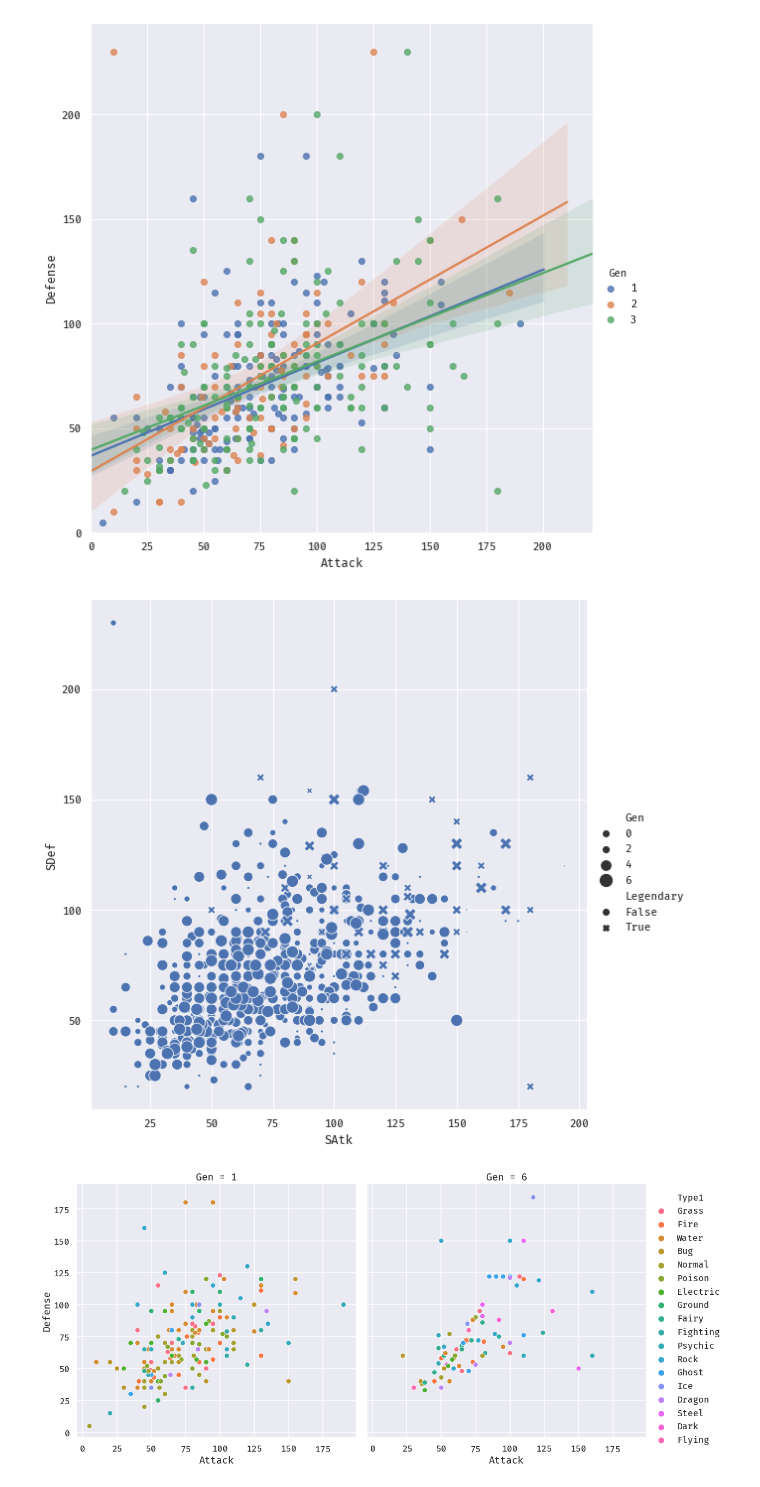
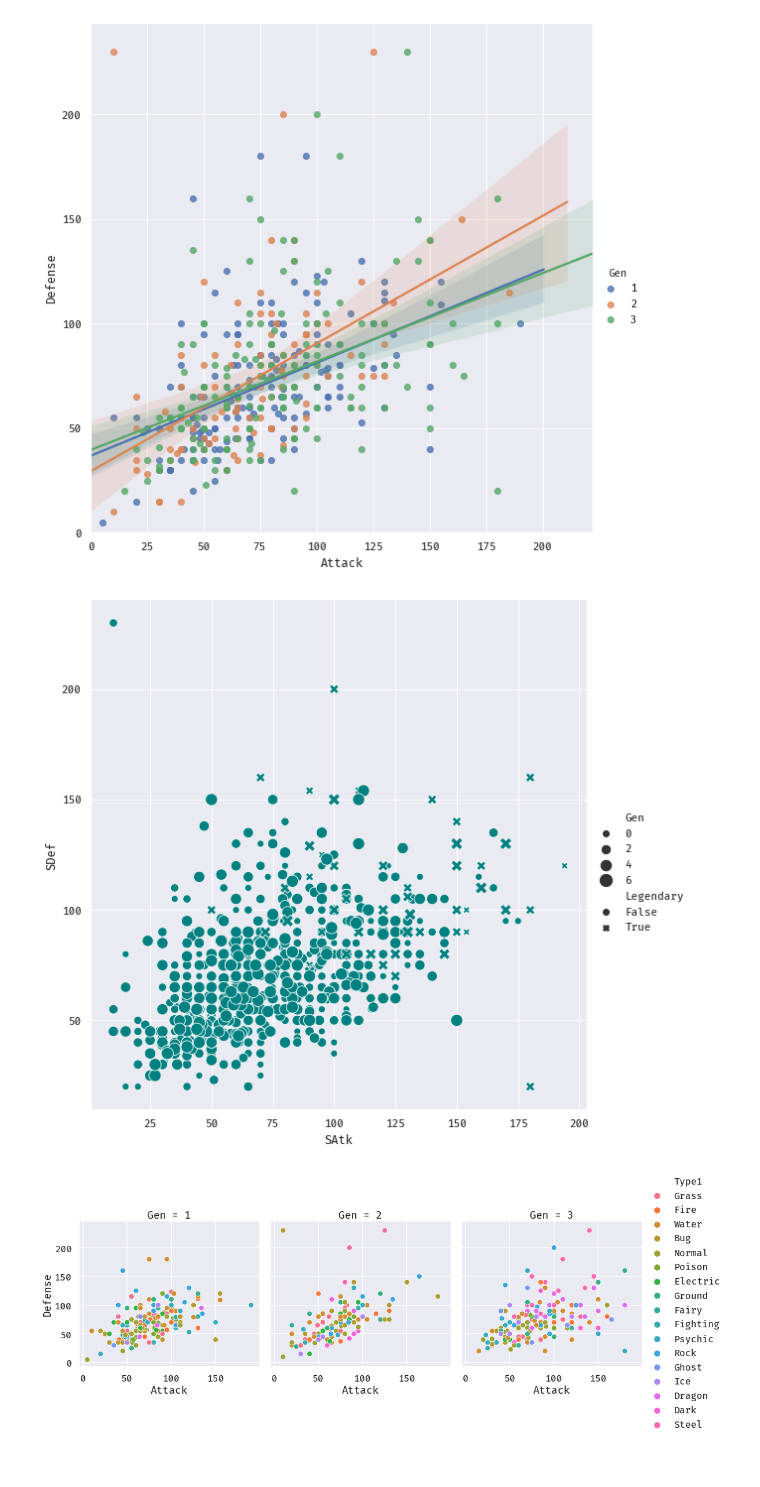
Before and after one commit to dhakust/binder, a Jupyter notebook: seaborn.ipynb, the cells around one changed output. Saved outputs shown, nothing was run; the diff lists cells and outputs as text; code cells hidden in the pictures.

Commit message:
Reorganize plot examples within seaborn notebook

```diff
--- a/seaborn.ipynb
+++ b/seaborn.ipynb
@@ -57,18 +47,18 @@ plt.show()
 # %% [output]
 [figure]
 # %%
-sns.relplot(x = "SAtk", y = "SDef", data = df, size = "Gen", sizes = (10, 150), height = 8, style = "Legendary")
+sns.relplot(x = "SAtk", y = "SDef", data = df, size = "Gen", sizes = (50, 150), height = 8, style = "Legendary", color = "teal")
 plt.show()
 # %% [output]
-[figure, old version]
+[figure, new version]
 # %%
 with sns.plotting_context("talk"):
     sns.relplot(
         x      = "Attack",
         y      = "Defense",
         col    = "Gen",
         hue    = "Type1",
-        height = 8,
-        data   = df.query("Gen == 1 or Gen == 6"))
+        data   = df.query("Gen <= 3"))
+    plt.show()
 # %% [output]
-[figure, old version]
+[figure, new version]
```
Also changed, not shown: parts of 11 cells of this notebook.
